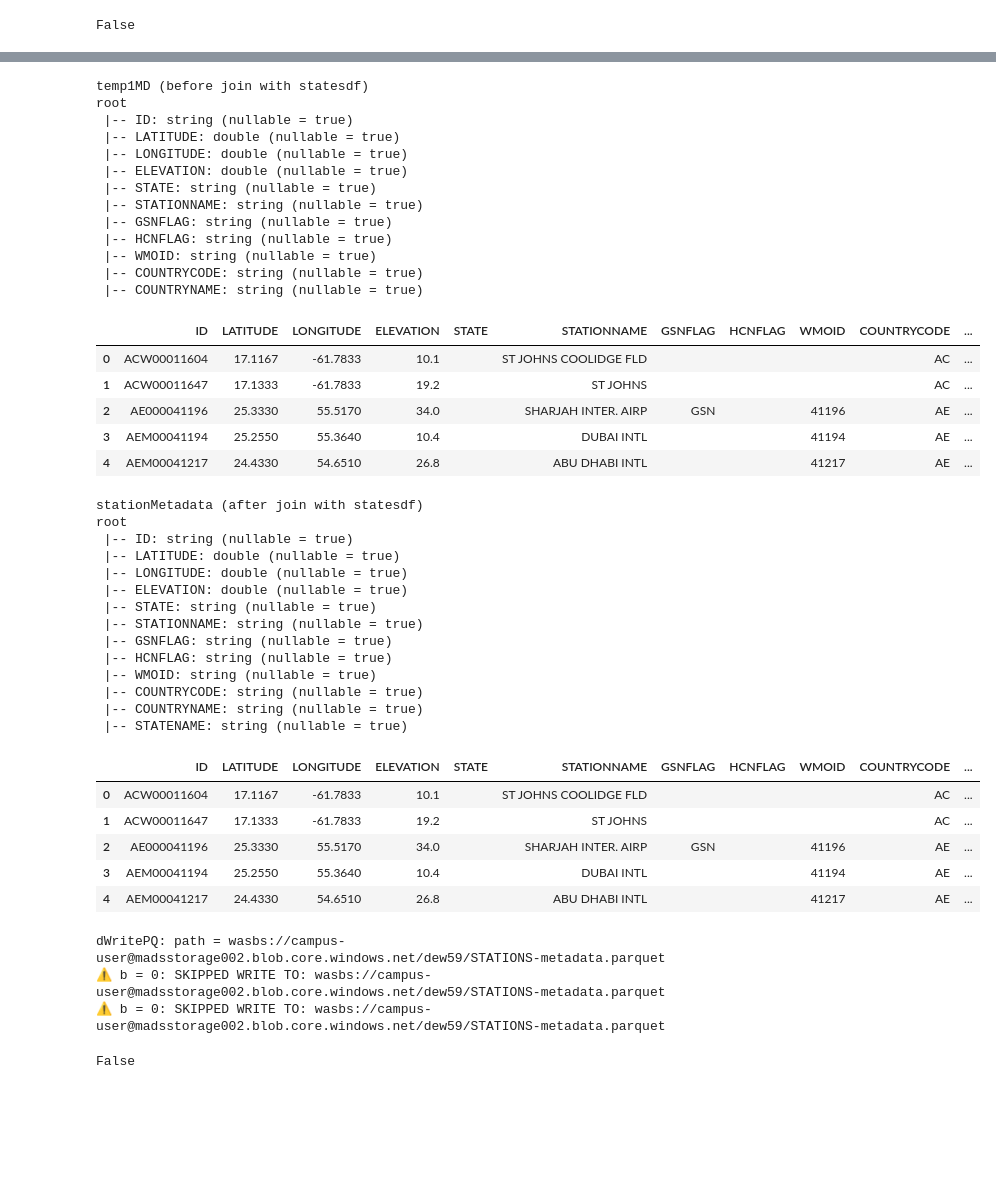
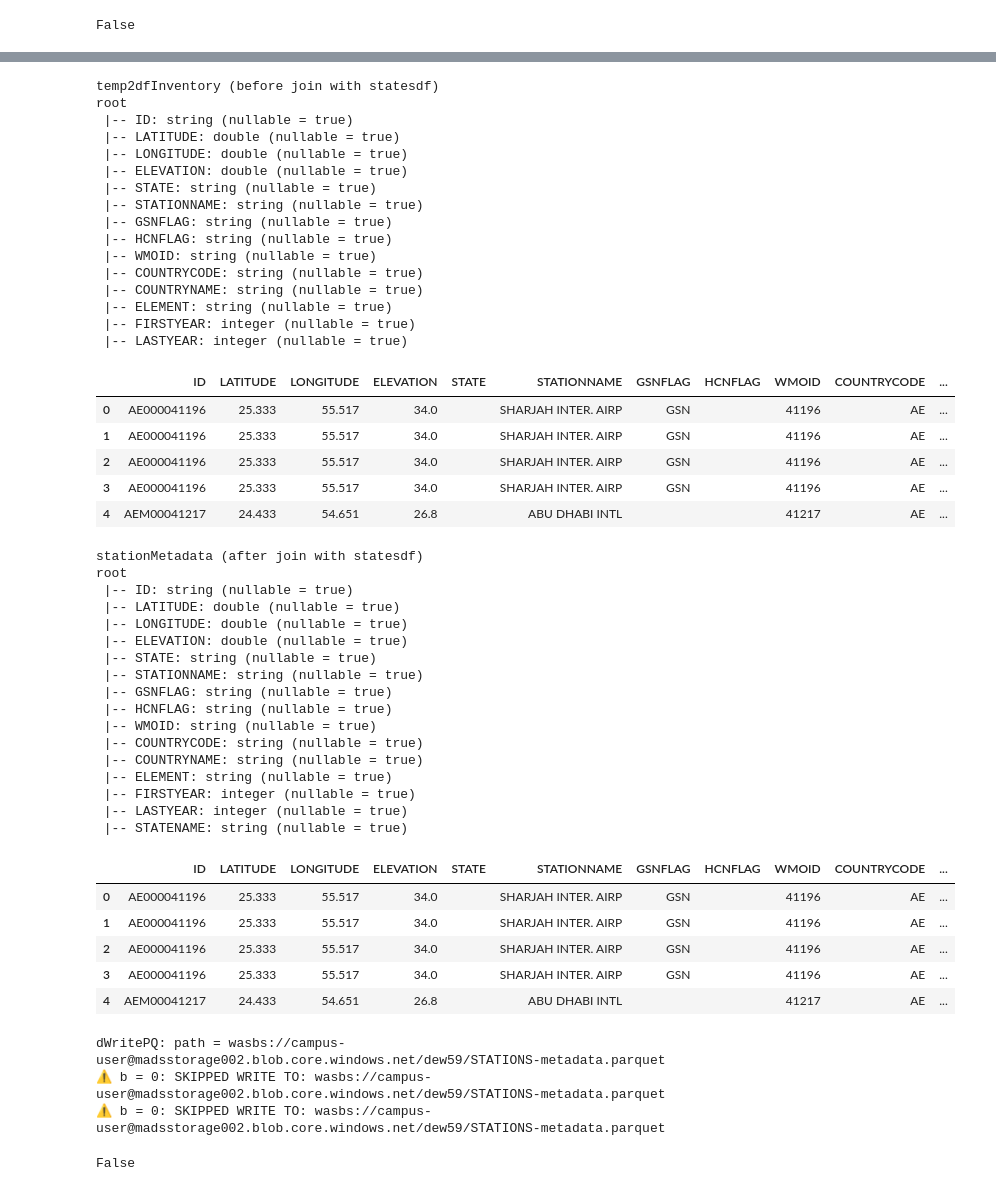
Before and after one commit to david-ewing-nz/ghcn-spark-analysis, a Jupyter notebook: notebooks/01_ghcn2_explore.ipynb, the cells around one changed output, grey strips where cells are left out. Drawn from its saved outputs; the diff is of its cells as text; code cells hidden in the pictures; blank space fills up the shorter version.

```diff
--- a/notebooks/01_ghcn2_explore.ipynb
+++ b/notebooks/01_ghcn2_explore.ipynb
@@ -404,13 +435,13 @@ dWritePQ: path = wasbs://campus-user@madsstorage002.blob.core.windows.net/dew59/
 ⚠️ b = 0: SKIPPED WRITE TO: wasbs://campus-user@madsstorage002.blob.core.windows.net/dew59/STATIONS-metadata.parquet
 False
 # %%
-# inventory
+# inventory then Countrycode ?- lets wait , country code could have been done earlier but it didnt look good
 
 dprintf(1,"inventoryRawdf")
 inventoryRawdf = dReadTEXT(1, TXTPathRawInventory)
 
 inventorydf = inventoryRawdf.select(
-    F.substring("value", 1, 11).alias("ID"),
+    F.substring("value", 1, 11).alias("CODE"),
     F.substring("value", 13, 8).cast("double").alias("LATITUDE"),
     F.substring("value", 22, 9).cast("double").alias("LONGITUDE"),
     F.substring("value", 32, 4).alias("ELEMENT"),
@@ -634,10 +668,10 @@ root
 # %%
-temp1MD  = stationsdf.join(
+temp1dfCountry  = stationsdf.join(
     countriesdf,
     stationsdf["COUNTRYCODE"] == countriesdf["CODE"],
     "left"
 ).drop("CODE").withColumnRenamed("NAME","COUNTRYNAME")
 
-dprintf(1, "temp1MD (after join with countriesdf)")
-hprintf(DEEBUG, temp1MD)
+dprintf(1, "temp1dfCountry (after join with countriesdf)")
+hprintf(DEEBUG, temp1dfCountry)
 # %% [output]
@@ -662,0 +698,14 @@ root
+# %%
+# Join 1: Add COUNTRYNAME from countriesdf
+
+temp = inventorydf.withColumnRenamed("LATITUDE","DUMMY1").withColumnRenamed("LONGITUDE","DUMMY2")
+hprintf(DEEBUG, temp)
+hprintf(DEEBUG, inventorydf)
+temp2dfInventory  = temp1dfCountry.join(
+    temp,
+    stationsdf["ID"] == temp["CODE"],
+    "left"
+).drop("CODE", "DUMMY1","DUMMY2") #.withColumnRenamed("NAME","COUNTRYNAME")
+
+dprintf(1, "temp2dfInventory (after join with inventorydf)")
+hprintf(DEEBUG, temp2dfInventory)
@@ -663,38 +762,41 @@ root
 # %%
-dprintf(1, "temp1MD (before join with statesdf)")
-hprintf(DEEBUG, temp1MD)
+dprintf(1, "temp2dfInventory (before join with statesdf)")
+hprintf(DEEBUG, temp2dfInventory)
 
-stationMetadata = temp1MD.join(
+stationMetadata = temp2dfInventory.join(
     statesdf,
-    temp1MD["STATE"] == statesdf["CODE"],
+    temp2dfInventory["STATE"] == statesdf["CODE"],
     "left"
 ).drop("CODE").withColumnRenamed("NAME","STATENAME")
 
 dprintf(1, "stationMetadata (after join with statesdf)")
 hprintf(DEEBUG, stationMetadata)
 
 
 dWritePQ(0,PQPathstationsdf, stationMetadata)
 # %% [output]
-temp1MD (before join with statesdf)
+temp2dfInventory (before join with statesdf)
 root
  |-- ID: string (nullable = true)
  |-- LATITUDE: double (nullable = true)
  |-- LONGITUDE: double (nullable = true)
  |-- ELEVATION: double (nullable = true)
  |-- STATE: string (nullable = true)
  |-- STATIONNAME: string (nullable = true)
  |-- GSNFLAG: string (nullable = true)
  |-- HCNFLAG: string (nullable = true)
  |-- WMOID: string (nullable = true)
  |-- COUNTRYCODE: string (nullable = true)
  |-- COUNTRYNAME: string (nullable = true)
+ |-- ELEMENT: string (nullable = true)
+ |-- FIRSTYEAR: integer (nullable = true)
+ |-- LASTYEAR: integer (nullable = true)
 |  | ID | LATITUDE | LONGITUDE | ELEVATION | STATE | STATIONNAME | GSNFLAG | HCNFLAG | WMOID | COUNTRYCODE | ... |
-| 0 | ACW00011604 | 17.1167 | -61.7833 | 10.1 |  | ST JOHNS COOLIDGE FLD |  |  |  | AC | ... |
-| 1 | ACW00011647 | 17.1333 | -61.7833 | 19.2 |  | ST JOHNS |  |  |  | AC | ... |
-| 2 | AE000041196 | 25.3330 | 55.5170 | 34.0 |  | SHARJAH INTER. AIRP | GSN |  | 41196 | AE | ... |
-| 3 | AEM00041194 | 25.2550 | 55.3640 | 10.4 |  | DUBAI INTL |  |  | 41194 | AE | ... |
-| 4 | AEM00041217 | 24.4330 | 54.6510 | 26.8 |  | ABU DHABI INTL |  |  | 41217 | AE | ... |
+| 0 | AE000041196 | 25.333 | 55.517 | 34.0 |  | SHARJAH INTER. AIRP | GSN |  | 41196 | AE | ... |
+| 1 | AE000041196 | 25.333 | 55.517 | 34.0 |  | SHARJAH INTER. AIRP | GSN |  | 41196 | AE | ... |
+| 2 | AE000041196 | 25.333 | 55.517 | 34.0 |  | SHARJAH INTER. AIRP | GSN |  | 41196 | AE | ... |
+| 3 | AE000041196 | 25.333 | 55.517 | 34.0 |  | SHARJAH INTER. AIRP | GSN |  | 41196 | AE | ... |
+| 4 | AEM00041217 | 24.433 | 54.651 | 26.8 |  | ABU DHABI INTL |  |  | 41217 | AE | ... |
 stationMetadata (after join with statesdf)
 root
  |-- ID: string (nullable = true)
@@ -708,13 +810,16 @@ root
  |-- WMOID: string (nullable = true)
  |-- COUNTRYCODE: string (nullable = true)
  |-- COUNTRYNAME: string (nullable = true)
+ |-- ELEMENT: string (nullable = true)
+ |-- FIRSTYEAR: integer (nullable = true)
+ |-- LASTYEAR: integer (nullable = true)
  |-- STATENAME: string (nullable = true)
 |  | ID | LATITUDE | LONGITUDE | ELEVATION | STATE | STATIONNAME | GSNFLAG | HCNFLAG | WMOID | COUNTRYCODE | ... |
-| 0 | ACW00011604 | 17.1167 | -61.7833 | 10.1 |  | ST JOHNS COOLIDGE FLD |  |  |  | AC | ... |
-| 1 | ACW00011647 | 17.1333 | -61.7833 | 19.2 |  | ST JOHNS |  |  |  | AC | ... |
-| 2 | AE000041196 | 25.3330 | 55.5170 | 34.0 |  | SHARJAH INTER. AIRP | GSN |  | 41196 | AE | ... |
-| 3 | AEM00041194 | 25.2550 | 55.3640 | 10.4 |  | DUBAI INTL |  |  | 41194 | AE | ... |
-| 4 | AEM00041217 | 24.4330 | 54.6510 | 26.8 |  | ABU DHABI INTL |  |  | 41217 | AE | ... |
+| 0 | AE000041196 | 25.333 | 55.517 | 34.0 |  | SHARJAH INTER. AIRP | GSN |  | 41196 | AE | ... |
+| 1 | AE000041196 | 25.333 | 55.517 | 34.0 |  | SHARJAH INTER. AIRP | GSN |  | 41196 | AE | ... |
+| 2 | AE000041196 | 25.333 | 55.517 | 34.0 |  | SHARJAH INTER. AIRP | GSN |  | 41196 | AE | ... |
+| 3 | AE000041196 | 25.333 | 55.517 | 34.0 |  | SHARJAH INTER. AIRP | GSN |  | 41196 | AE | ... |
+| 4 | AEM00041217 | 24.433 | 54.651 | 26.8 |  | ABU DHABI INTL |  |  | 41217 | AE | ... |
 dWritePQ: path = wasbs://campus-user@madsstorage002.blob.core.windows.net/dew59/STATIONS-metadata.parquet
 ⚠️ b = 0: SKIPPED WRITE TO: wasbs://campus-user@madsstorage002.blob.core.windows.net/dew59/STATIONS-metadata.parquet
 ⚠️ b = 0: SKIPPED WRITE TO: wasbs://campus-user@madsstorage002.blob.core.windows.net/dew59/STATIONS-metadata.parquet
```
Also changed, not shown: parts of 21 cells of this notebook, 1 other file.
